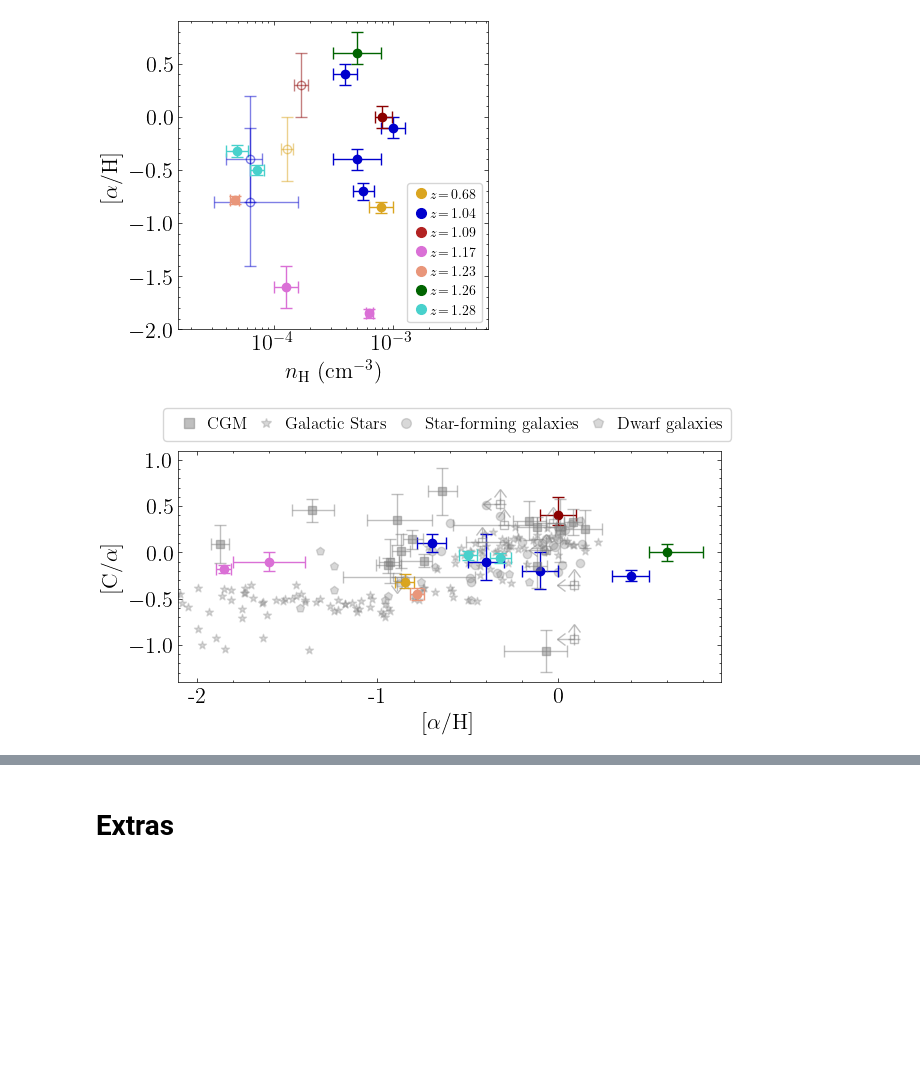
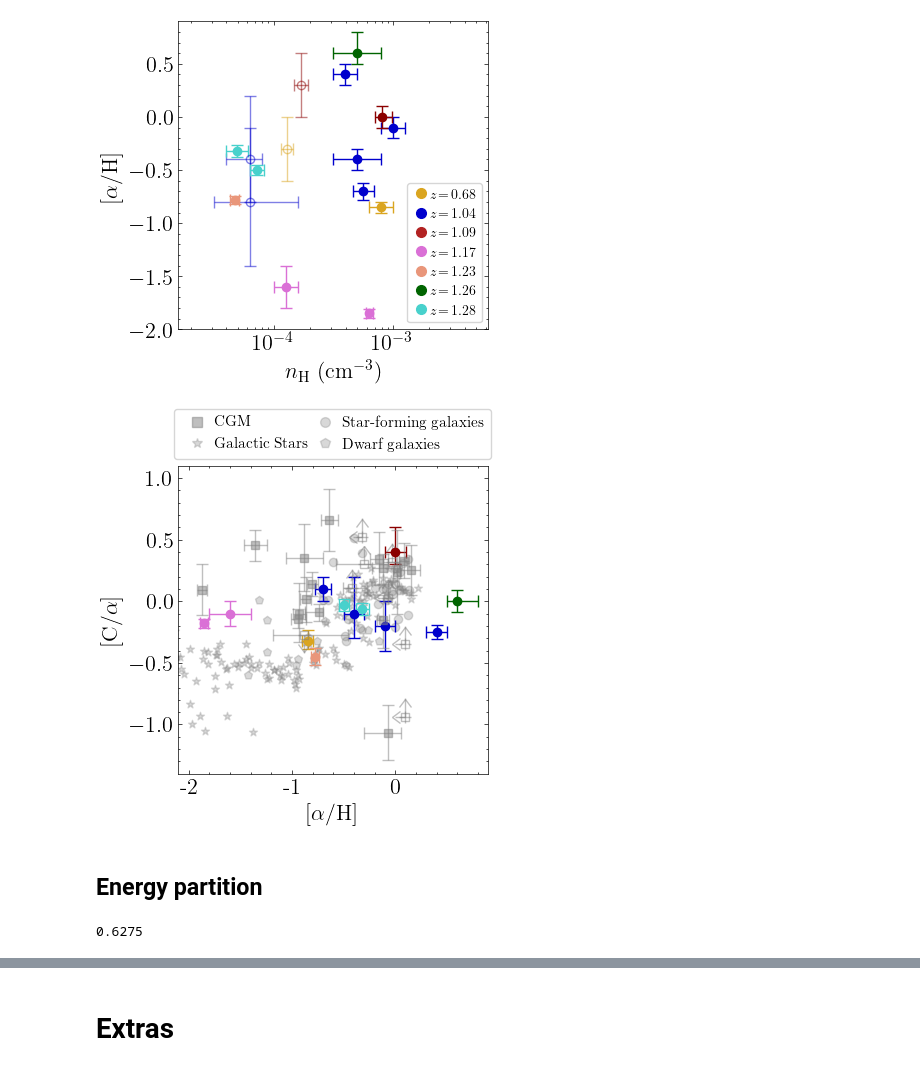
Before and after one commit to suyashk12/cgm_science, a Jupyter notebook: cloudy_fit/PIE_results_summary.ipynb, the cells around one changed output, grey strips where cells are left out. Drawn from its saved outputs; the diff is of its cells as text; code cells hidden in the pictures; blank space fills up the shorter version.

```diff
--- a/cloudy_fit/PIE_results_summary.ipynb
+++ b/cloudy_fit/PIE_results_summary.ipynb
@@ -595,3 +665,27 @@ ax.set_ylim(-0.23,0.65)
+# %%
+fig, ax = plt.subplots(1, figsize=(4,3))
+
+# metals vs. DT
+for i in range(len(logT_arr)):
+
+    if logT_arr[i][0]=='<':
+        fc='none'
+        a=.5
+    else:
+        fc='black'
+        a=1
+
+    plot_str(ax, log_metals_arr[i], DlogT_arr[i], .1, .03, 'o', 'black', fc, a, 1, 1.9)
+
+ax.set_xlabel(r'$\mathrm{[\alpha/H]}$')
+ax.set_ylabel(r'$\log(T/T_\mathrm{PIE})$')
+
+ax.axhline(0, linestyle='--')
+
+ax.set_ylim(-0.23,0.65)
+
+plt.savefig(rootdir+'Figures/logT_diff_v2.pdf', dpi=300)
+plt.savefig(rootdir+'Figures/logT_diff_v2.png', dpi=300)
 # %% [markdown]
 ## Chemical enrichment
 # %% [markdown]
@@ -1279,7 +1309,7 @@ len(log_metals_arr), len(C_O_arr)
 # %% [markdown]
 CUBS measurements
 # %%
-CUBS_table = np.loadtxt('/Users/thepoetoftwilight/Documents/Astro/Data/abundances_table.dat', dtype='str')
+CUBS_table = np.loadtxt('/Users/thepoetoftwilight/Documents/Astro/Data/PG1522+101/abundances_table.dat', dtype='str')
 # %%
 # Metallicities
 log_metals_CUBS = []
@@ -1393,13 +1423,13 @@ for i in range(len(log_metals_CUBS)):
 # %% [markdown]
 Disk+halo stars
 # %%
-disk_arr = np.loadtxt('/Users/thepoetoftwilight/Documents/Astro/Data/abundances_stars_disk.dat', dtype='str')
-halo_arr = np.loadtxt('/Users/thepoetoftwilight/Documents/Astro/Data/abundances_stars_halo.dat', dtype='str')
+disk_arr = np.loadtxt('/Users/thepoetoftwilight/Documents/Astro/Data/PG1522+101/abundances_stars_disk.dat', dtype='str')
+halo_arr = np.loadtxt('/Users/thepoetoftwilight/Documents/Astro/Data/PG1522+101/abundances_stars_halo.dat', dtype='str')
 # %% [markdown]
 ISM
 # %%
-sf_arr = np.loadtxt('/Users/thepoetoftwilight/Documents/Astro/Data/abundances_starforminggalaxies.dat', dtype='str')
-dwarf_arr = np.loadtxt('/Users/thepoetoftwilight/Documents/Astro/Data/abundances_starforminggalaxies_dwarfs.dat', dtype='str')
+sf_arr = np.loadtxt('/Users/thepoetoftwilight/Documents/Astro/Data/PG1522+101/abundances_starforminggalaxies.dat', dtype='str')
+dwarf_arr = np.loadtxt('/Users/thepoetoftwilight/Documents/Astro/Data/PG1522+101/abundances_starforminggalaxies_dwarfs.dat', dtype='str')
 # %%
 fc_list = [True, # z=0.67, c2H
              False, # z=0.68, c2L
@@ -1613,7 +1643,7 @@ plt.savefig(rootdir+'Figures/CIV_metals.png', dpi=300)
 # %% [output]
 [figure]
 # %%
-fig, ax = plt.subplots(1, figsize=(7,3))
+fig, ax = plt.subplots(1, figsize=(4,4))
 
 # metals vs. C/O
 
@@ -1645,34 +1675,36 @@ ax.scatter(np.float_(halo_arr[:,1]), np.float_(halo_arr[:,2]), color='grey', mar
 # SF galaxies
 ax.scatter(np.float_(sf_arr[:,0])-8.69, (np.float_(sf_arr[:,2])-8.39)-(np.float_(sf_arr[:,0])-8.69),
            color='grey', marker='o', alpha=.3)
 # Dwarf galaxies
 ax.scatter(np.float_(dwarf_arr[:,0])-8.69, np.float_(dwarf_arr[:,2])+0.3, color='grey', marker='p', alpha=.3)
 
 ax.set_xlabel(r'$\mathrm{[\alpha/H]}$')
 ax.set_ylabel(r'$\mathrm{[C/\alpha]}$')
 
 ax.set_xlim(-2.1,.9)
 ax.set_ylim(-1.4, 1.1)
 
 ax.set_xticks([-2,-1,0], [-2,-1,0])
 
 handles, labels = plt.gca().get_legend_handles_labels()
 p1 = Line2D([0], [0], label='CGM', marker='s', markersize=7,
          markeredgecolor='grey', markerfacecolor='grey', linestyle='', alpha=.5)
 p2 = Line2D([0], [0], label='Galactic Stars', marker='*', markersize=7,
          markeredgecolor='grey', markerfacecolor='grey', linestyle='', alpha=.3)
 p3 = Line2D([0], [0], label='Star-forming galaxies', marker='o', markersize=7,
          markeredgecolor='grey', markerfacecolor='grey', linestyle='', alpha=.3)
 p4 = Line2D([0], [0], label='Dwarf galaxies', marker='p', markersize=7,
          markeredgecolor='grey', markerfacecolor='grey', linestyle='', alpha=.3)
 
 # add manual symbols to auto legend
 handles.extend([p1,p2,p3,p4])
-ax.legend(handles=handles, fontsize=12.25, loc='upper right', ncol=4,
-               columnspacing=0.1, handletextpad=0.1, bbox_to_anchor=(1.035, 1.22),borderpad=.5)
+ax.legend(handles=handles, fontsize=11., loc='upper right', ncol=2,
+               columnspacing=0.1, handletextpad=0.1, bbox_to_anchor=(1.032, 1.21),borderpad=.5)
 
 
-plt.savefig(rootdir+'Figures/CIV_C_O.pdf', dpi=300)
+#plt.savefig(rootdir+'Figures/CIV_C_O.pdf', dpi=300)
 plt.savefig(rootdir+'Figures/CIV_C_O.png', dpi=300)
 # %% [output]
-[figure, old version]
+[figure, new version]
+# %% [markdown]
+## Energy partition
@@ -1678,0 +1742,4 @@ plt.savefig(rootdir+'Figures/CIV_C_O.png', dpi=300)
+# %%
+np.mean([0.36, 0.90, 0.7, 0.43, 0.3, 0.82, 0.6, 0.91])
+# %% [output]
+0.6275
```
Also changed, not shown: parts of 18 cells of this notebook, 12 other files.
